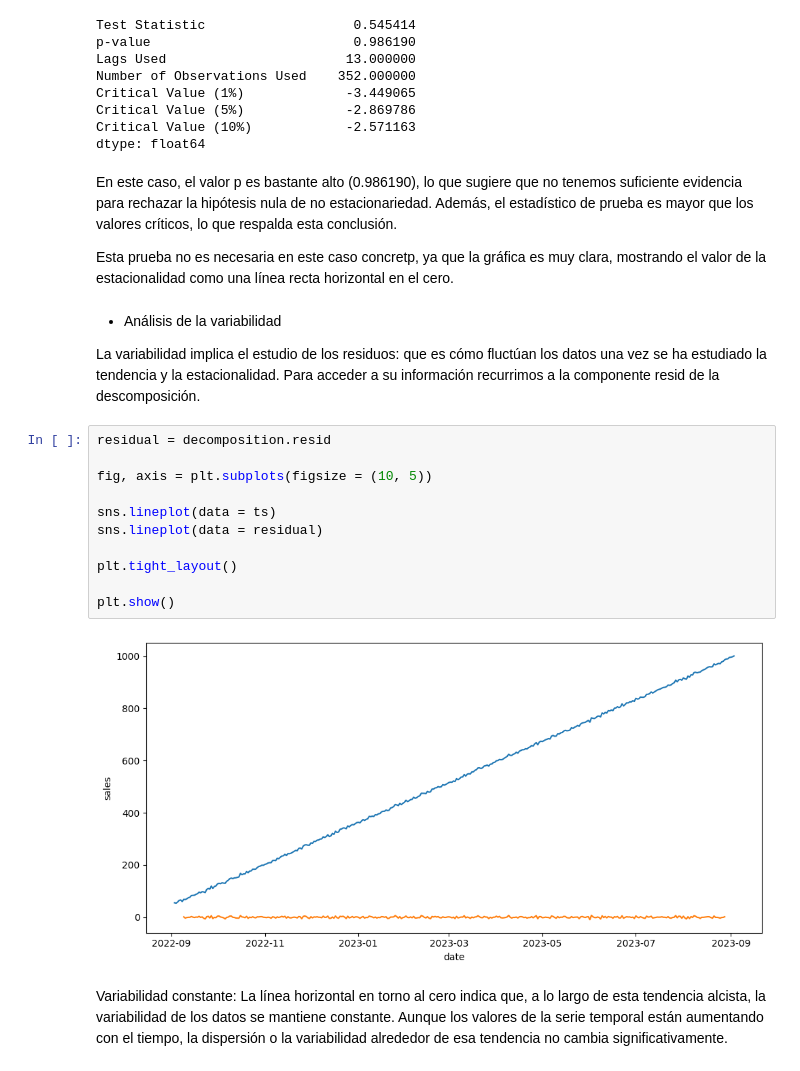
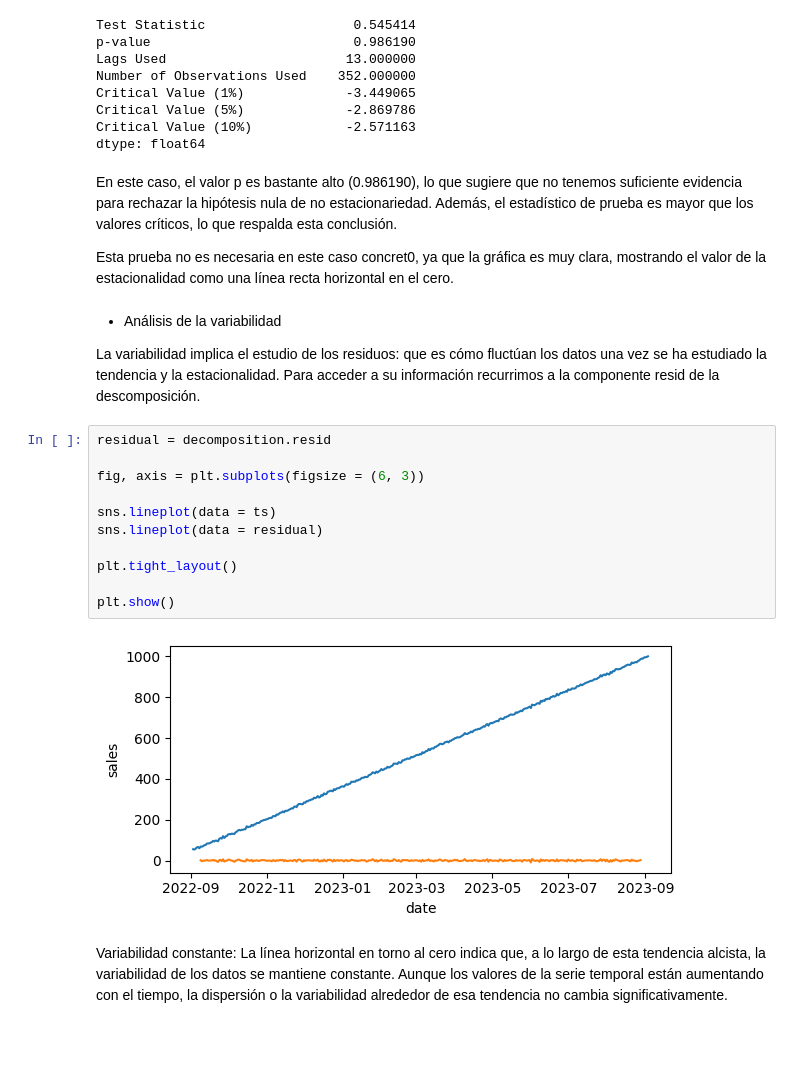
Before and after one commit to RmVa23/time-series, a Jupyter notebook: src/explore.ipynb, the cells around one changed output. Saved outputs shown, nothing was run; the diff lists cells and outputs as text; blank space fills up the shorter version.

```diff
--- a/src/explore.ipynb
+++ b/src/explore.ipynb
@@ -176,7 +176,7 @@ dtype: float64
 # %% [markdown]
 En este caso, el valor p es bastante alto (0.986190), lo que sugiere que no tenemos suficiente evidencia para rechazar la hipótesis nula de no estacionariedad. Además, el estadístico de prueba es mayor que los valores críticos, lo que respalda esta conclusión.
 
-Esta prueba no es necesaria en este caso concretp, ya que la gráfica es muy clara, mostrando el valor de la estacionalidad como una línea recta horizontal en el cero.
+Esta prueba no es necesaria en este caso concret0, ya que la gráfica es muy clara, mostrando el valor de la estacionalidad como una línea recta horizontal en el cero.
 # %% [markdown]
  - Análisis de la variabilidad
 
@@ -184,16 +184,16 @@ La variabilidad implica el estudio de los residuos: que es cómo fluctúan los d
 # %%
 residual = decomposition.resid
 
-fig, axis = plt.subplots(figsize = (10, 5))
+fig, axis = plt.subplots(figsize = (6, 3))
 
 sns.lineplot(data = ts)
 sns.lineplot(data = residual)
 
 plt.tight_layout()
 
 plt.show()
 # %% [output]
-[figure, old version]
+[figure, new version]
 # %% [markdown]
 Variabilidad constante: La línea horizontal en torno al cero indica que, a lo largo de esta tendencia alcista, la variabilidad de los datos se mantiene constante. Aunque los valores de la serie temporal están aumentando con el tiempo, la dispersión o la variabilidad alrededor de esa tendencia no cambia significativamente.
 # %% [markdown]
```
Also changed, not shown: parts of 19 cells of this notebook.
